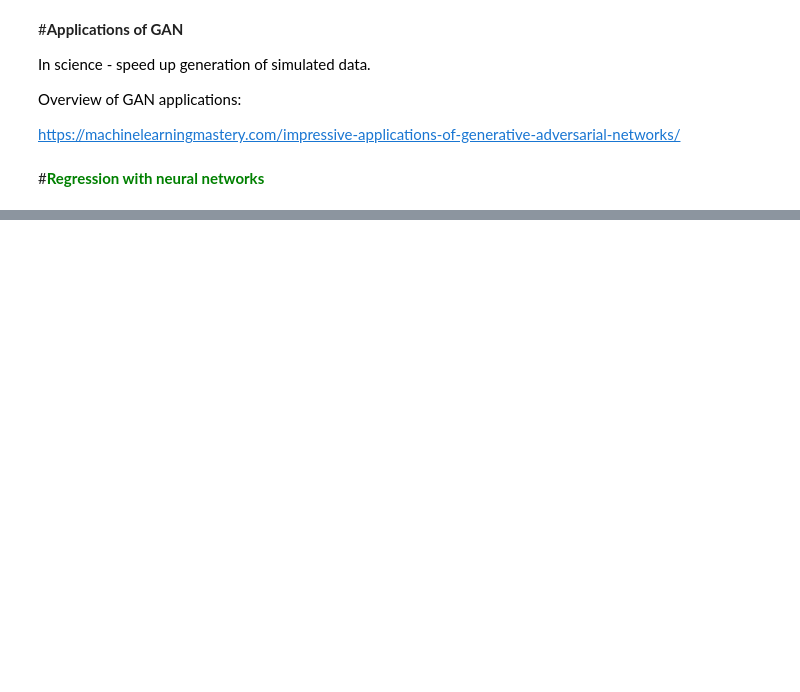
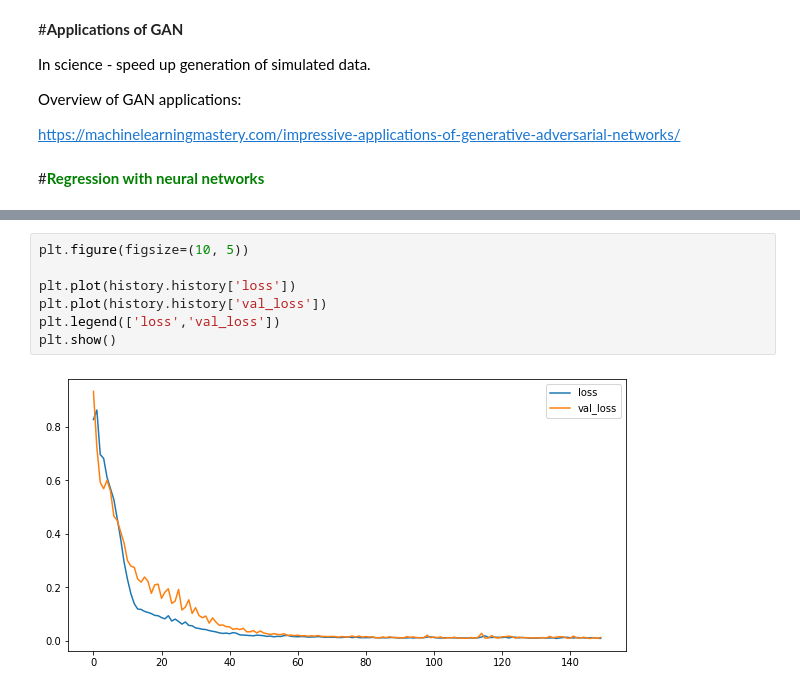
Before and after one commit to marcinwolter/NORCC-SUMMER_2022, a Jupyter notebook: NORCC_SUMMER_deepnn_2022.ipynb, the cells around one changed output, grey strips where cells are left out. Drawn from its saved outputs; the diff is of its cells as text; blank space fills up the shorter version.

```diff
--- a/NORCC_SUMMER_deepnn_2022.ipynb
+++ b/NORCC_SUMMER_deepnn_2022.ipynb
@@ -1779,0 +1798,9 @@ No handles with labels found to put in legend.
+# %%
+plt.figure(figsize=(10, 5))
+
+plt.plot(history.history['loss'])
+plt.plot(history.history['val_loss'])
+plt.legend(['loss','val_loss'])
+plt.show()
+# %% [output]
+[figure, added]
```
Also changed, not shown: parts of 26 cells of this notebook.
